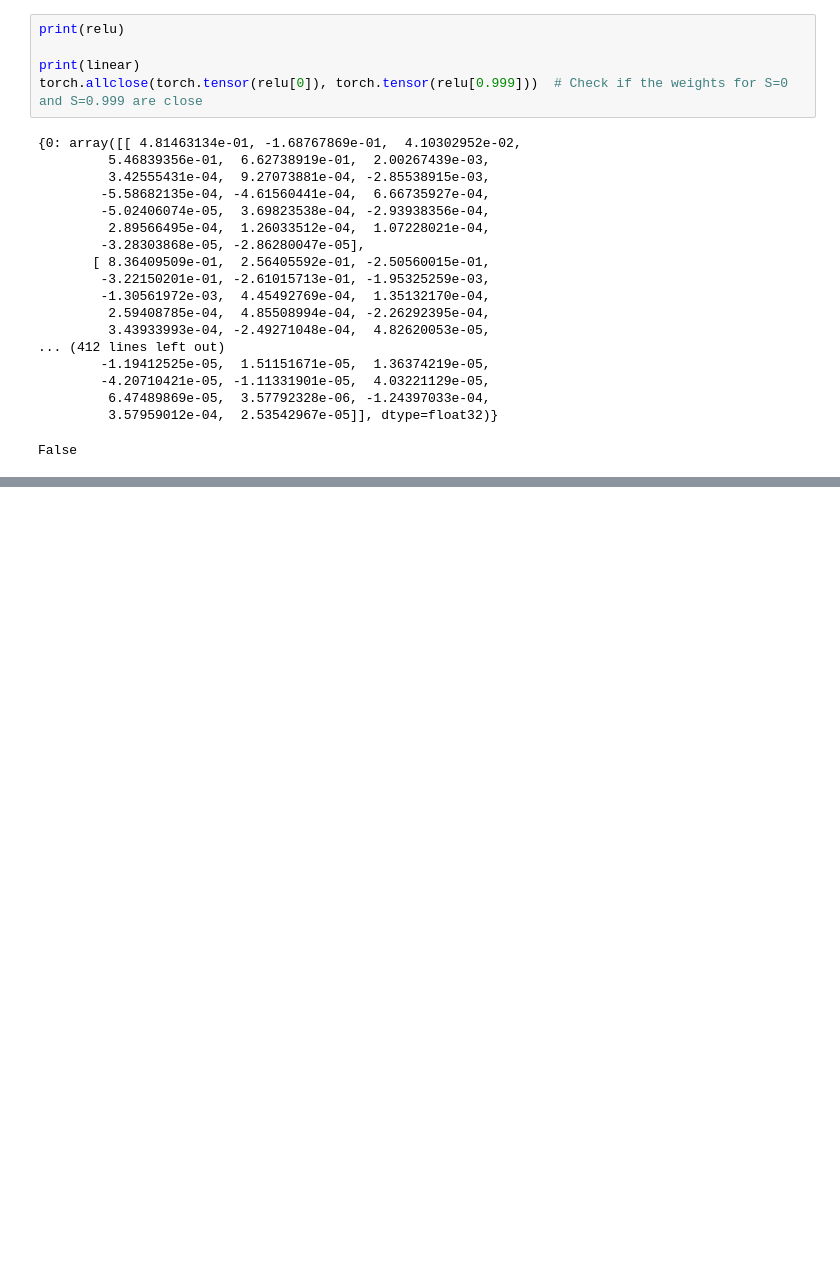
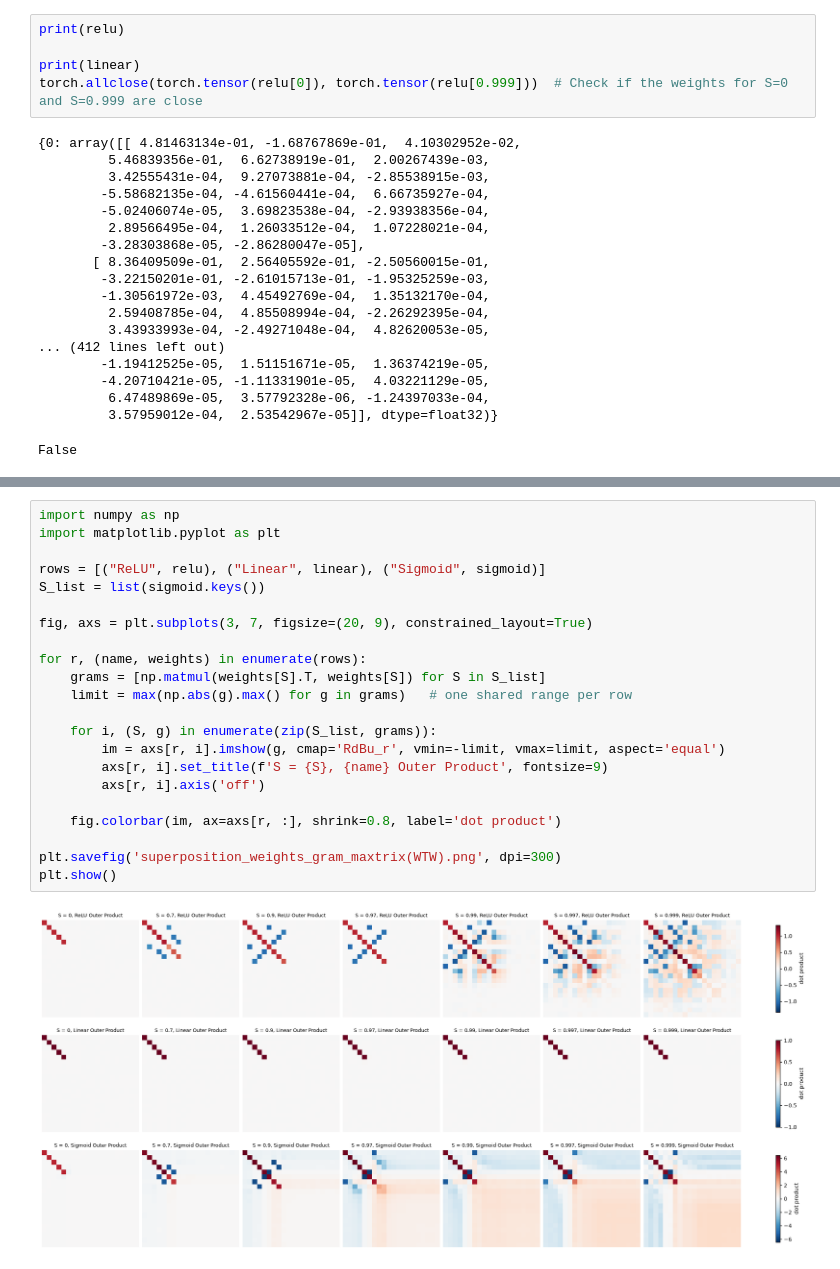
Before and after one commit to HtetMyatAungg/Toy-Model-Superposition-Replication, a Jupyter notebook: superposition.ipynb, the cells around one changed output, grey strips where cells are left out. Cells and saved outputs as stored; diff of their text form; blank space fills up the shorter version.

```diff
--- a/superposition.ipynb
+++ b/superposition.ipynb
@@ -227,0 +269,24 @@ plt.show()
+# %%
+import numpy as np
+import matplotlib.pyplot as plt
+
+rows = [("ReLU", relu), ("Linear", linear), ("Sigmoid", sigmoid)]
+S_list = list(sigmoid.keys())
+
+fig, axs = plt.subplots(3, 7, figsize=(20, 9), constrained_layout=True)
+
+for r, (name, weights) in enumerate(rows):
+    grams = [np.matmul(weights[S].T, weights[S]) for S in S_list]
+    limit = max(np.abs(g).max() for g in grams)   # one shared range per row
+
+    for i, (S, g) in enumerate(zip(S_list, grams)):
+        im = axs[r, i].imshow(g, cmap='RdBu_r', vmin=-limit, vmax=limit, aspect='equal')
+        axs[r, i].set_title(f'S = {S}, {name} Outer Product', fontsize=9)
+        axs[r, i].axis('off')
+
+    fig.colorbar(im, ax=axs[r, :], shrink=0.8, label='dot product')
+
+plt.savefig('superposition_weights_gram_maxtrix(WTW).png', dpi=300)
+plt.show()
+# %% [output]
+[figure, added]
```
Also changed, not shown: parts of 3 cells of this notebook, 4 other files.
